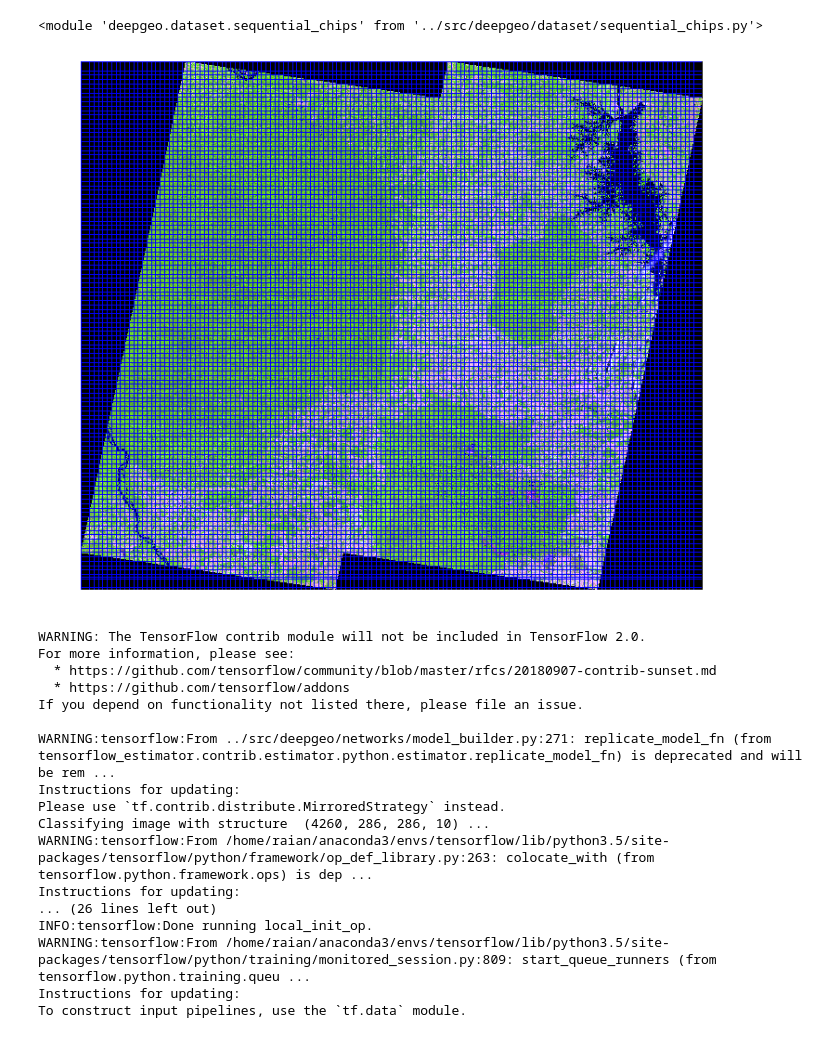
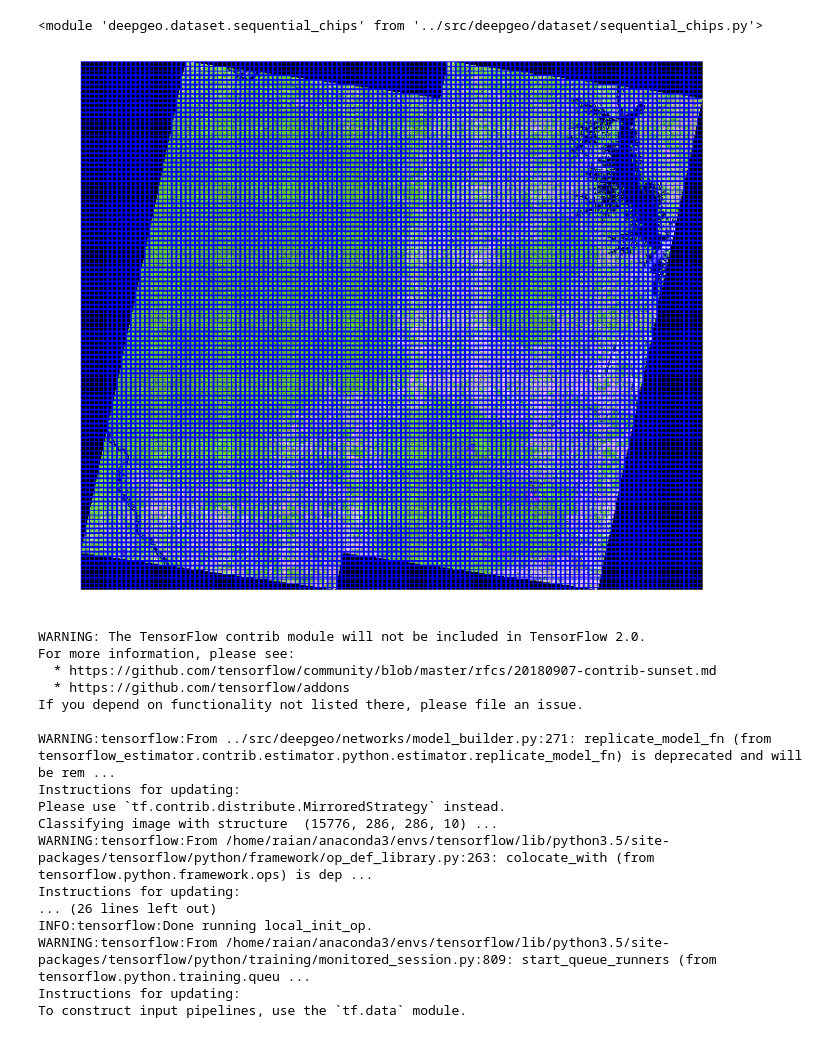
Before and after one commit to rvmaretto/deepgeo, a Jupyter notebook: notebooks/predict_fcn.ipynb, the cells around one changed output. Cells and saved outputs as stored; diff of their text form; code cells hidden in the pictures.

Commit message:
Fixing prediction method and output image reconstruction.

```diff
--- a/notebooks/predict_fcn.ipynb
+++ b/notebooks/predict_fcn.ipynb
@@ -36,15 +36,16 @@ preproc.standardize_image()
 raster_array = preproc.get_raster_stacked_raster()
 
 params = {'raster_array': raster_array,
-          'overlap': [93, 93],
+          'overlap': [186, 186],
           'win_size': 286}
 
 chips = seqchips.SequentialChipGenerator(params).generate_chips()
 # %%
 # original_raster = gf.load_image(raster_path, 0)
+reload(vis)
 vis.plot_chips(chips, raster_array, bands=[8, 7, 6], contrast=True)
 # %% [output]
-[figure, old version]
+[figure, new version]
 # %%
 params = {'batch_size': 40,
           'fusion': 'early',
@@ -65,7 +66,7 @@ If you depend on functionality not listed there, please file an issue.
 WARNING:tensorflow:From ../src/deepgeo/networks/model_builder.py:271: replicate_model_fn (from tensorflow_estimator.contrib.estimator.python.estimator.replicate_model_fn) is deprecated and will be rem ...
 Instructions for updating:
 Please use `tf.contrib.distribute.MirroredStrategy` instead.
-Classifying image with structure  (4260, 286, 286, 10) ...
+Classifying image with structure  (15776, 286, 286, 10) ...
 WARNING:tensorflow:From /home/raian/anaconda3/envs/tensorflow/lib/python3.5/site-packages/tensorflow/python/framework/op_def_library.py:263: colocate_with (from tensorflow.python.framework.ops) is dep ...
 Instructions for updating:
 ... (26 lines left out)
```
Also changed, not shown: parts of 2 cells of this notebook, 2 other files.
